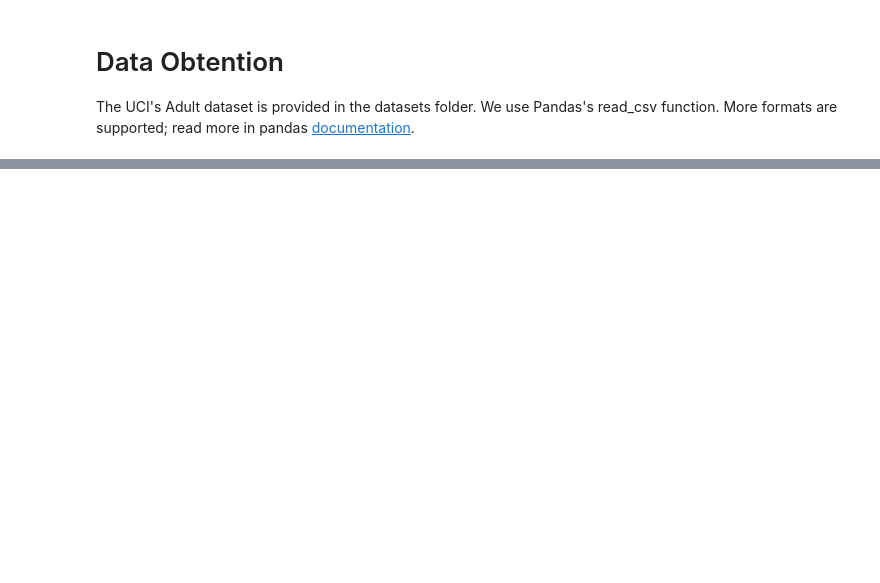
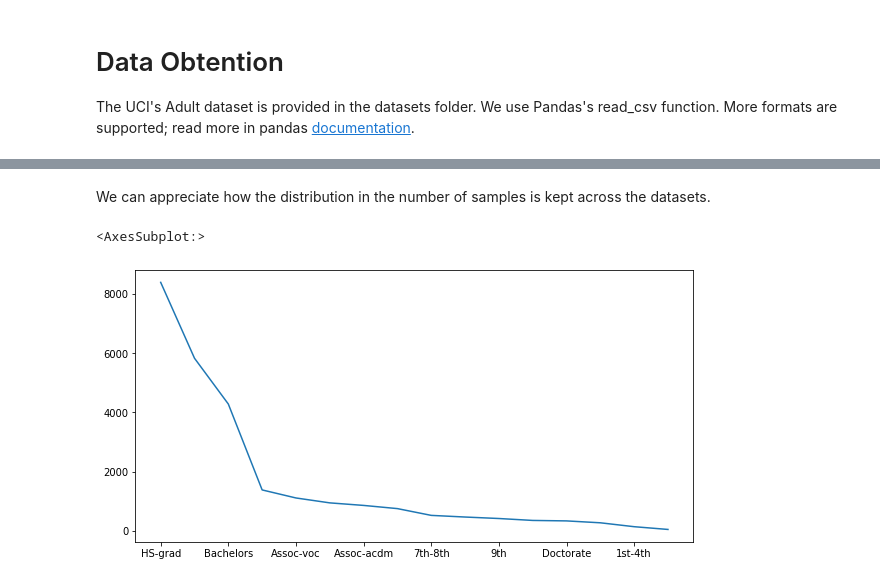
Before and after one commit to aguilarjose11/OUAIxHacklahomaMLDSWorkshop, a Jupyter notebook: Adult.ipynb, the cells around one changed output, grey strips where cells are left out. Cells and saved outputs as stored; diff of their text form; code cells hidden in the pictures; blank space fills up the shorter version.

```diff
--- a/Adult.ipynb
+++ b/Adult.ipynb
@@ -29,0 +179,8 @@ raw_adult.head()
+# %% [markdown]
+We can appreciate how the distribution in the number of samples is kept across the datasets.
+# %%
+# Train dataset
+strat_train_set[attrib].value_counts().plot(figsize=(10, 5))
+# %% [output]
+<AxesSubplot:>
+[figure, added]
```
Also changed, not shown: parts of 63 cells of this notebook.
